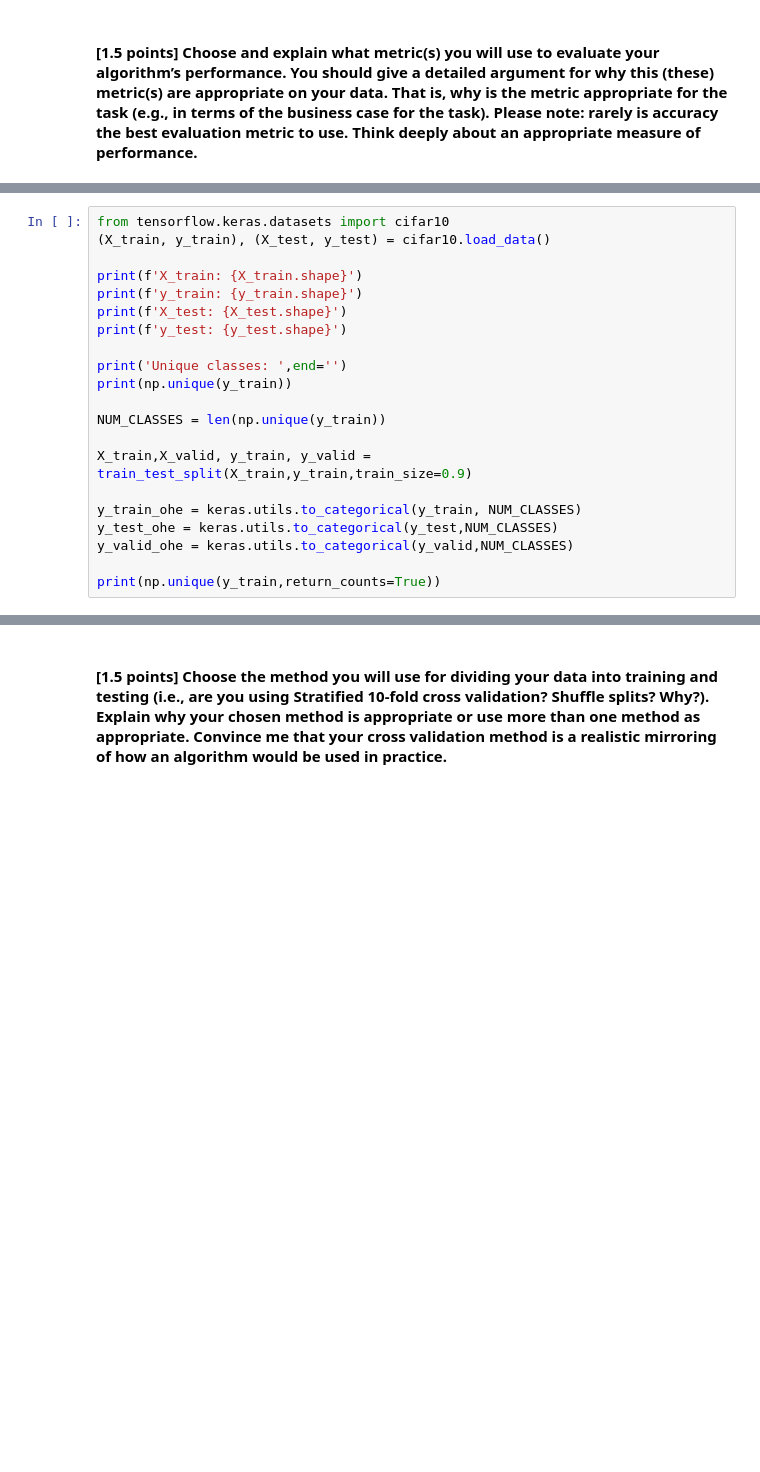
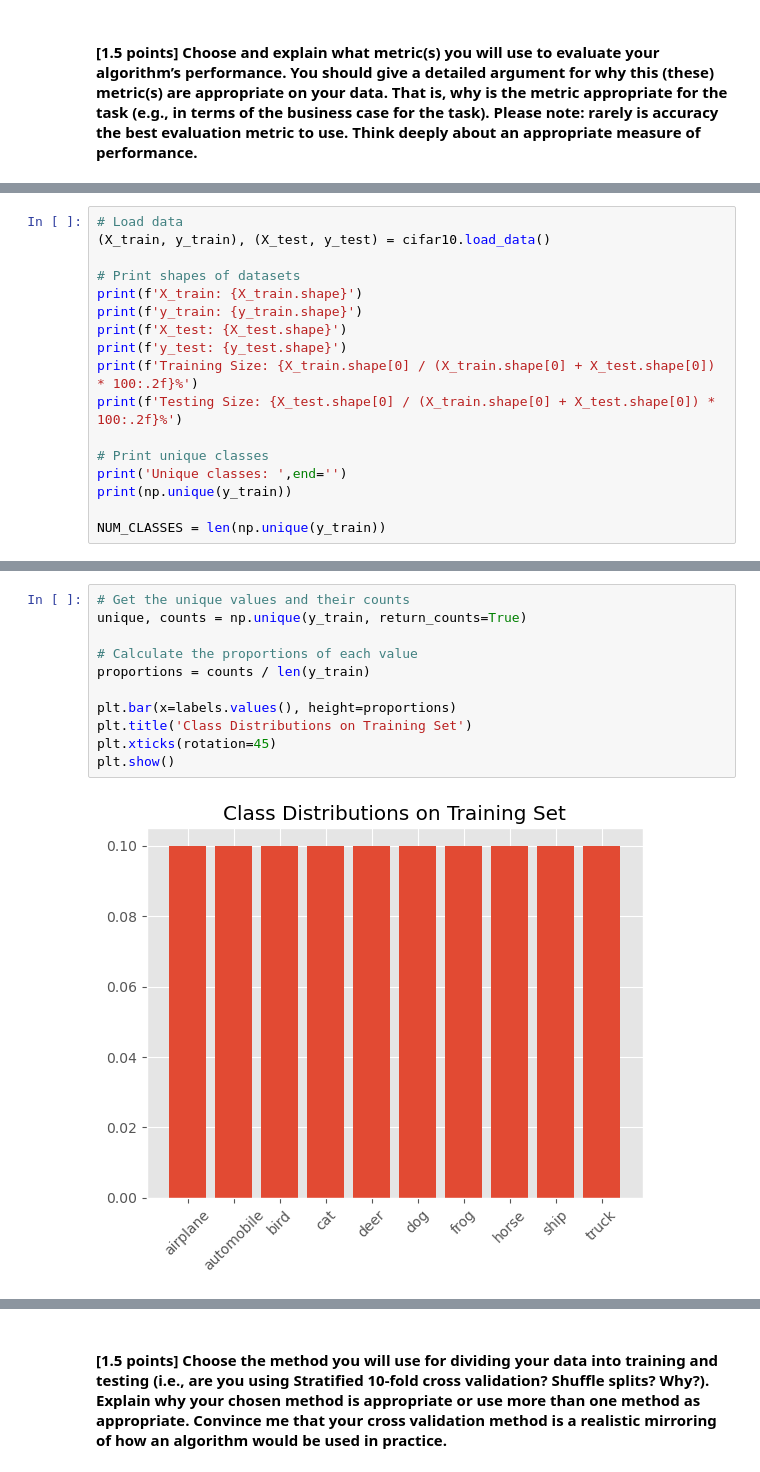
Before and after one commit to diogo-fae/ML-Lab-Six--CNNs, a Jupyter notebook: Lab Six: CNNs.ipynb, the cells around one changed output, grey strips where cells are left out. Drawn from its saved outputs; the diff is of its cells as text; blank space fills up the shorter version.

Commit message:
Data Prep done. Working on Data Augmentation

```diff
--- a/Lab Six: CNNs.ipynb
+++ b/Lab Six: CNNs.ipynb
@@ -43,24 +53,20 @@ Num of GPUs available:  13
 # %%
-from tensorflow.keras.datasets import cifar10
+# Load data
 (X_train, y_train), (X_test, y_test) = cifar10.load_data()
 
+# Print shapes of datasets
 print(f'X_train: {X_train.shape}')
 print(f'y_train: {y_train.shape}')
 print(f'X_test: {X_test.shape}')
 print(f'y_test: {y_test.shape}')
+print(f'Training Size: {X_train.shape[0] / (X_train.shape[0] + X_test.shape[0]) * 100:.2f}%')
+print(f'Testing Size: {X_test.shape[0] / (X_train.shape[0] + X_test.shape[0]) * 100:.2f}%')
 
+# Print unique classes
 print('Unique classes: ',end='')
 print(np.unique(y_train))
 
 NUM_CLASSES = len(np.unique(y_train))
-
-X_train,X_valid, y_train, y_valid = train_test_split(X_train,y_train,train_size=0.9)
-
-y_train_ohe = keras.utils.to_categorical(y_train, NUM_CLASSES)
-y_test_ohe = keras.utils.to_categorical(y_test,NUM_CLASSES)
-y_valid_ohe = keras.utils.to_categorical(y_valid,NUM_CLASSES)
-
-print(np.unique(y_train,return_counts=True))
 # %% [output]
 X_train: (50000, 32, 32, 3)
 y_train: (50000, 1)
@@ -104,0 +91,13 @@ plot_gallery(X_train, y_train, 32, 32,alt_labels=labels,n_col=4,n_row=4)
+# %%
+# Get the unique values and their counts
+unique, counts = np.unique(y_train, return_counts=True)
+
+# Calculate the proportions of each value
+proportions = counts / len(y_train)
+
+plt.bar(x=labels.values(), height=proportions)
+plt.title('Class Distributions on Training Set')
+plt.xticks(rotation=45)
+plt.show()
+# %% [output]
+[figure, added]
```
Also changed, not shown: parts of 40 cells of this notebook, 1 other file.
